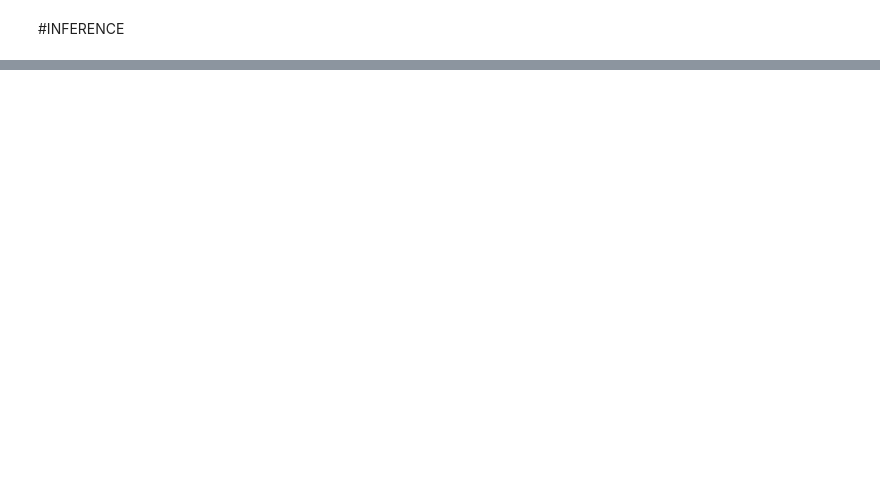
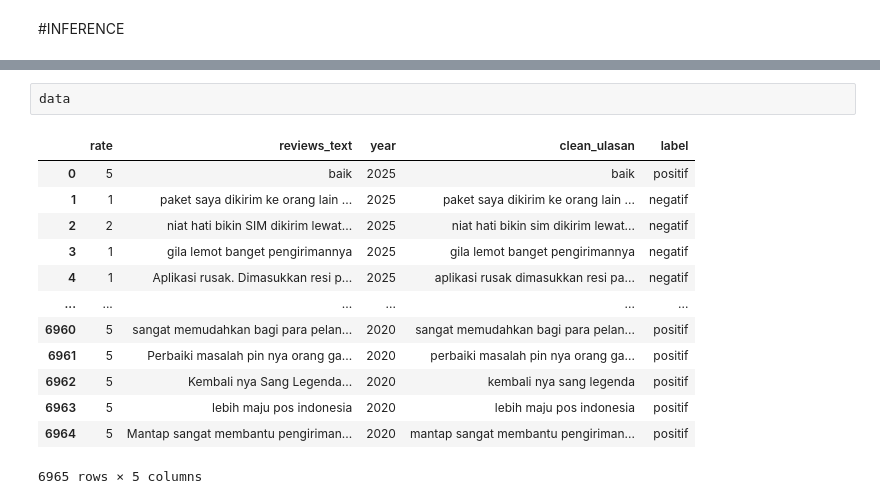
Before and after one commit to AhmadMugiar/WEB_SCRAPPING_KP, a Jupyter notebook: INDOBERT_SENTIMEN_POS.ipynb, the cells around one changed output, grey strips where cells are left out. Drawn from its saved outputs; the diff is of its cells as text; blank space fills up the shorter version.

```diff
--- a/INDOBERT_SENTIMEN_POS.ipynb
+++ b/INDOBERT_SENTIMEN_POS.ipynb
@@ -690,0 +793,16 @@ Prediksi: netral (Confidence: 0.50)
+# %%
+data
+# %% [output]
+|  | rate | reviews_text | year | clean_ulasan | label |
+| 0 | 5 | baik | 2025 | baik | positif |
+| 1 | 1 | paket saya dikirim ke orang lain ... | 2025 | paket saya dikirim ke orang lain ... | negatif |
+| 2 | 2 | niat hati bikin SIM dikirim lewat... | 2025 | niat hati bikin sim dikirim lewat... | negatif |
+| 3 | 1 | gila lemot banget pengirimannya | 2025 | gila lemot banget pengirimannya | negatif |
+| 4 | 1 | Aplikasi rusak. Dimasukkan resi p... | 2025 | aplikasi rusak dimasukkan resi pa... | negatif |
+| ... | ... | ... | ... | ... | ... |
+| 6960 | 5 | sangat memudahkan bagi para pelan... | 2020 | sangat memudahkan bagi para pelan... | positif |
+| 6961 | 5 | Perbaiki masalah pin nya orang ga... | 2020 | perbaiki masalah pin nya orang ga... | positif |
+| 6962 | 5 | Kembali nya Sang Legenda... | 2020 | kembali nya sang legenda | positif |
+| 6963 | 5 | lebih maju pos indonesia | 2020 | lebih maju pos indonesia | positif |
+| 6964 | 5 | Mantap sangat membantu pengiriman... | 2020 | mantap sangat membantu pengiriman... | positif |
+6965 rows × 5 columns
```
Also changed, not shown: parts of 20 cells of this notebook.
